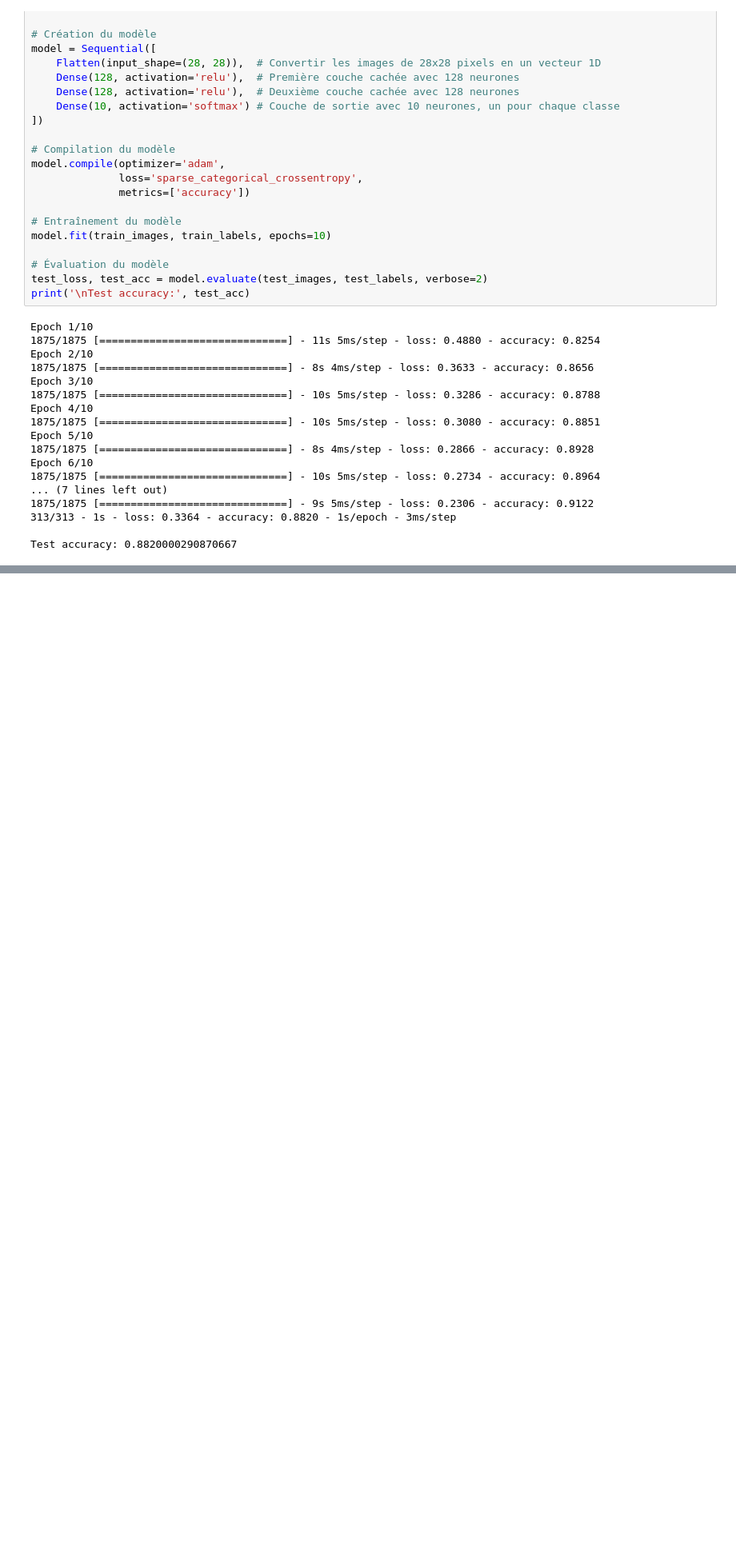
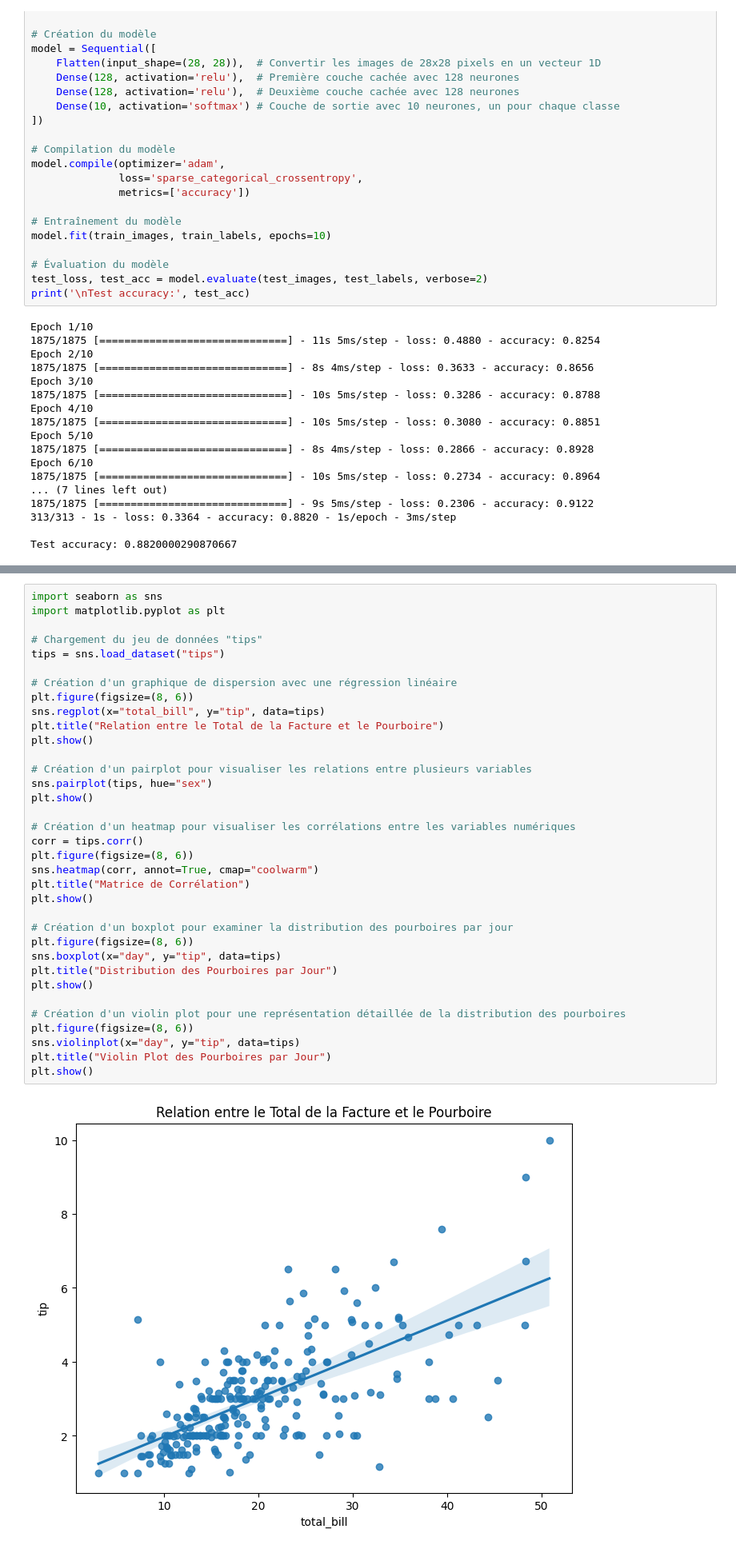
Before and after one commit to be-next/TP-IA, a Jupyter notebook: TP_IA_00.ipynb, the cells around one changed output, grey strips where cells are left out. Shown: that part at 80% size. Saved outputs shown, nothing was run; the diff lists cells and outputs as text; blank space fills up the shorter version.

```diff
--- a/TP_IA_00.ipynb
+++ b/TP_IA_00.ipynb
@@ -430,0 +508,37 @@ Test accuracy: 0.8820000290870667
+# %%
+import seaborn as sns
+import matplotlib.pyplot as plt
+
+# Chargement du jeu de données "tips"
+tips = sns.load_dataset("tips")
+
+# Création d'un graphique de dispersion avec une régression linéaire
+plt.figure(figsize=(8, 6))
+sns.regplot(x="total_bill", y="tip", data=tips)
+plt.title("Relation entre le Total de la Facture et le Pourboire")
+plt.show()
+
+# Création d'un pairplot pour visualiser les relations entre plusieurs variables
+sns.pairplot(tips, hue="sex")
+plt.show()
+
+# Création d'un heatmap pour visualiser les corrélations entre les variables numériques
+corr = tips.corr()
+plt.figure(figsize=(8, 6))
+sns.heatmap(corr, annot=True, cmap="coolwarm")
+plt.title("Matrice de Corrélation")
+plt.show()
+
+# Création d'un boxplot pour examiner la distribution des pourboires par jour
+plt.figure(figsize=(8, 6))
+sns.boxplot(x="day", y="tip", data=tips)
+plt.title("Distribution des Pourboires par Jour")
+plt.show()
+
+# Création d'un violin plot pour une représentation détaillée de la distribution des pourboires
+plt.figure(figsize=(8, 6))
+sns.violinplot(x="day", y="tip", data=tips)
+plt.title("Violin Plot des Pourboires par Jour")
+plt.show()
+# %% [output]
+[figure, added]
```
Also changed, not shown: parts of 4 cells of this notebook.
